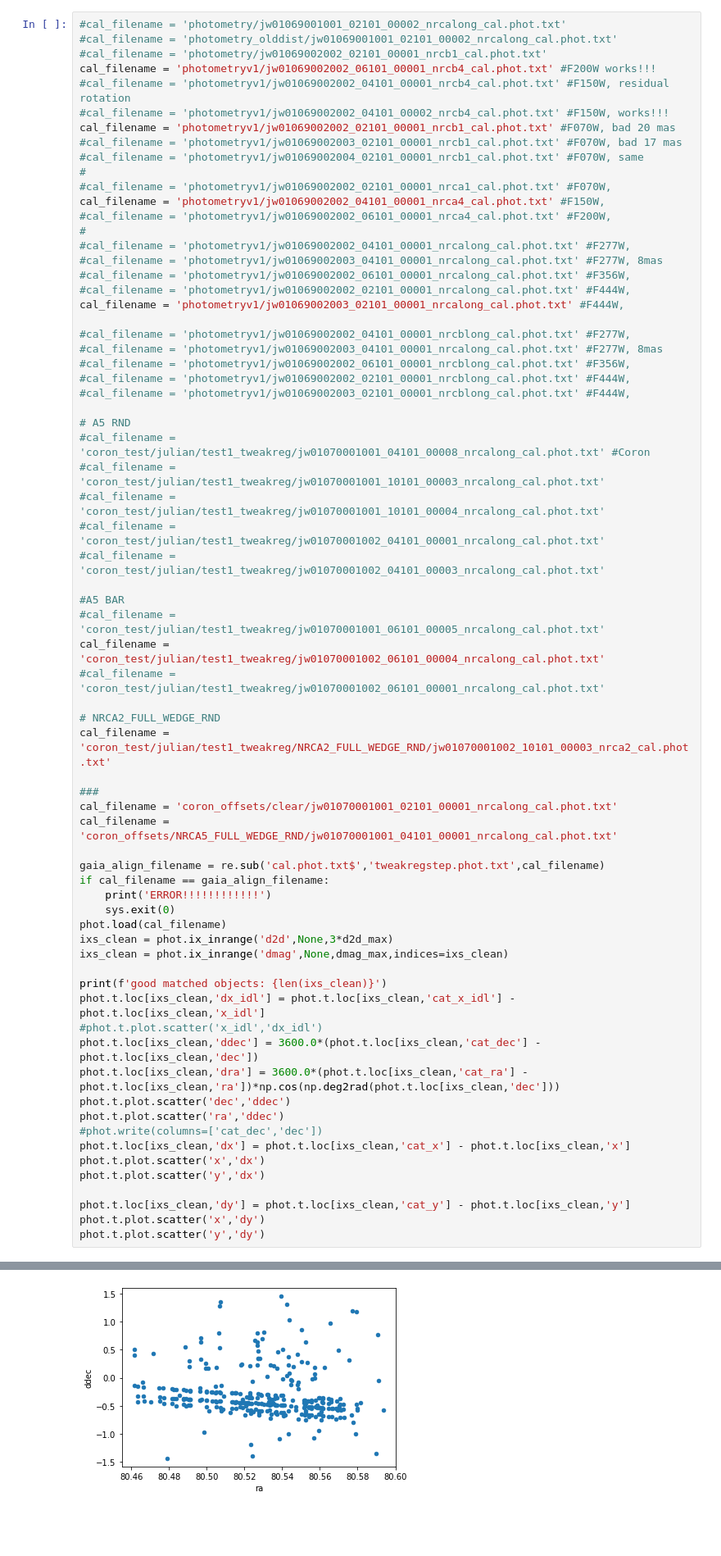
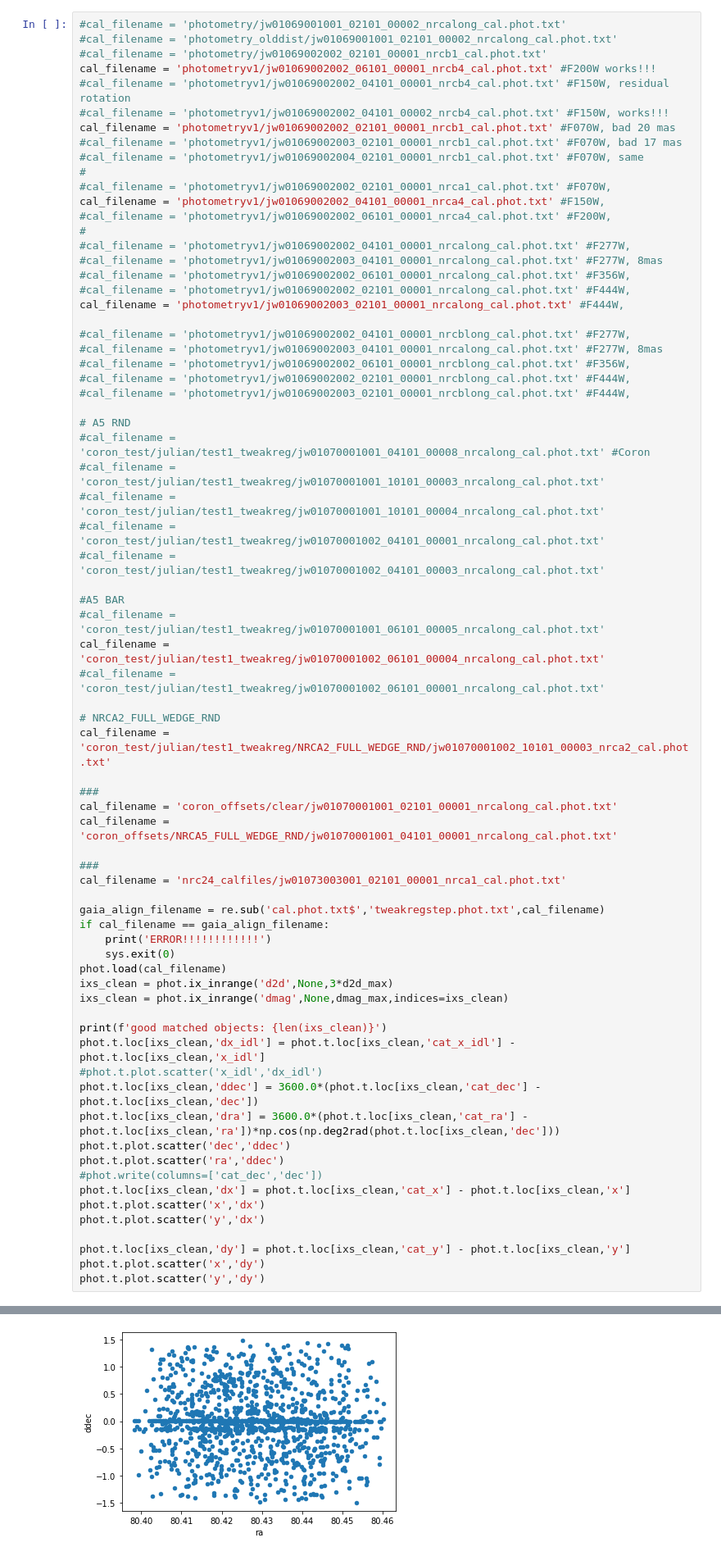
Before and after one commit to arminrest/jwst_distortions_tools, a Jupyter notebook: show_astrometry_residuals.ipynb, the cells around one changed output, grey strips where cells are left out. Shown at 82% size. Saved outputs shown, nothing was run; the diff lists cells and outputs as text; blank space fills up the shorter version.

```diff
--- a/show_astrometry_residuals.ipynb
+++ b/show_astrometry_residuals.ipynb
@@ -54,6 +54,9 @@ cal_filename = 'coron_test/julian/test1_tweakreg/NRCA2_FULL_WEDGE_RND/jw01070001
 cal_filename = 'coron_offsets/clear/jw01070001001_02101_00001_nrcalong_cal.phot.txt'
 cal_filename = 'coron_offsets/NRCA5_FULL_WEDGE_RND/jw01070001001_04101_00001_nrcalong_cal.phot.txt'
 
+###
+cal_filename = 'nrc24_calfiles/jw01073003001_02101_00001_nrca1_cal.phot.txt'
+
 gaia_align_filename = re.sub('cal.phot.txt$','tweakregstep.phot.txt',cal_filename)
 if cal_filename == gaia_align_filename:
     print('ERROR!!!!!!!!!!!!')
@@ -84 +87 @@ good matched objects: 325
-[figure, old version]
+[figure, new version]
```
Also changed, not shown: parts of 1 cell of this notebook, 1 other file.
